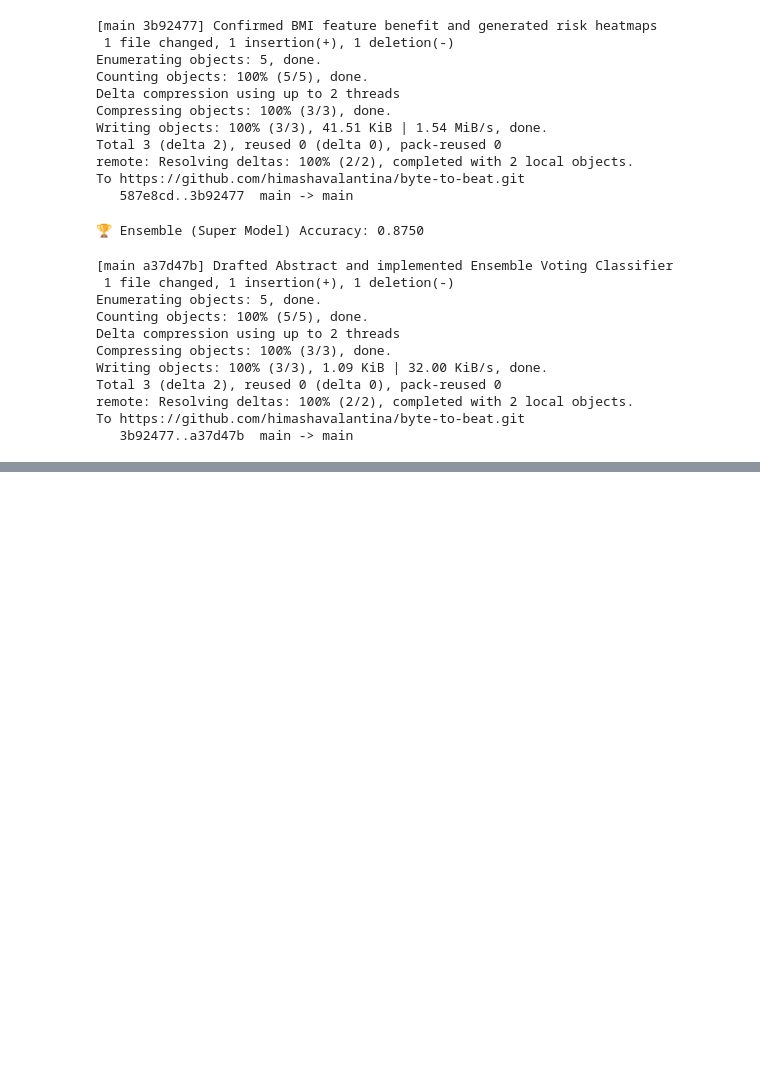
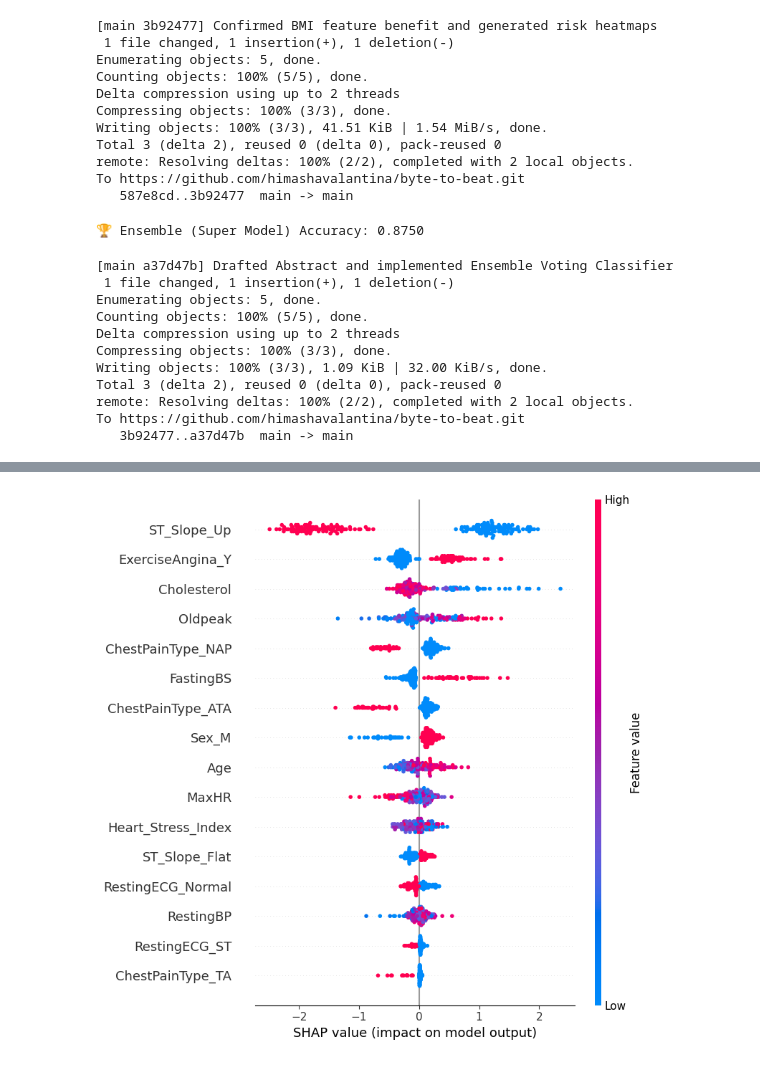
Before and after one commit to himashavalantina/byte-to-beat, a Jupyter notebook: byte to beat.ipynb, the cells around one changed output, grey strips where cells are left out. Saved outputs shown, nothing was run; the diff lists cells and outputs as text; code cells hidden in the pictures; blank space fills up the shorter version.

```diff
--- a/byte to beat.ipynb
+++ b/byte to beat.ipynb
@@ -710,3 +710,15 @@ Total 3 (delta 2), reused 0 (delta 0), pack-reused 0
 remote: Resolving deltas: 100% (2/2), completed with 2 local objects.
 To https://github.com/himashavalantina/byte-to-beat.git
    3b92477..a37d47b  main -> main
+# %%
+!pip install shap
+import shap
+
+# 1. Use your XGBoost model for the explanation
+explainer = shap.Explainer(xgb_model)
+shap_values = explainer(X_test_n)
+
+# 2. Summary Plot: Show which features have the biggest impact overall
+plt.figure(figsize=(10, 6))
+shap.summary_plot(shap_values, X_test_n)
+# %% [output]
@@ -712,0 +743 @@ To https://github.com/himashavalantina/byte-to-beat.git
+[figure, added]
```
Also changed, not shown: parts of 3 cells of this notebook.
